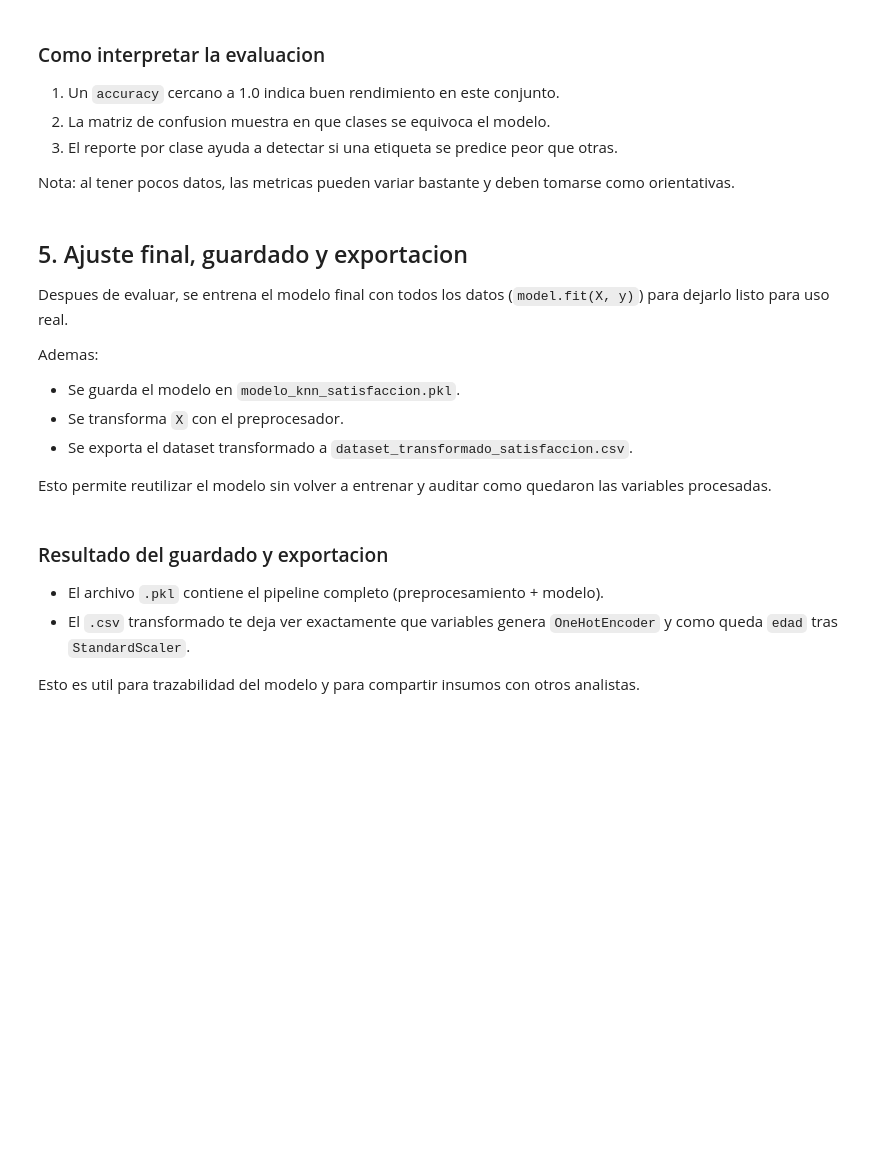
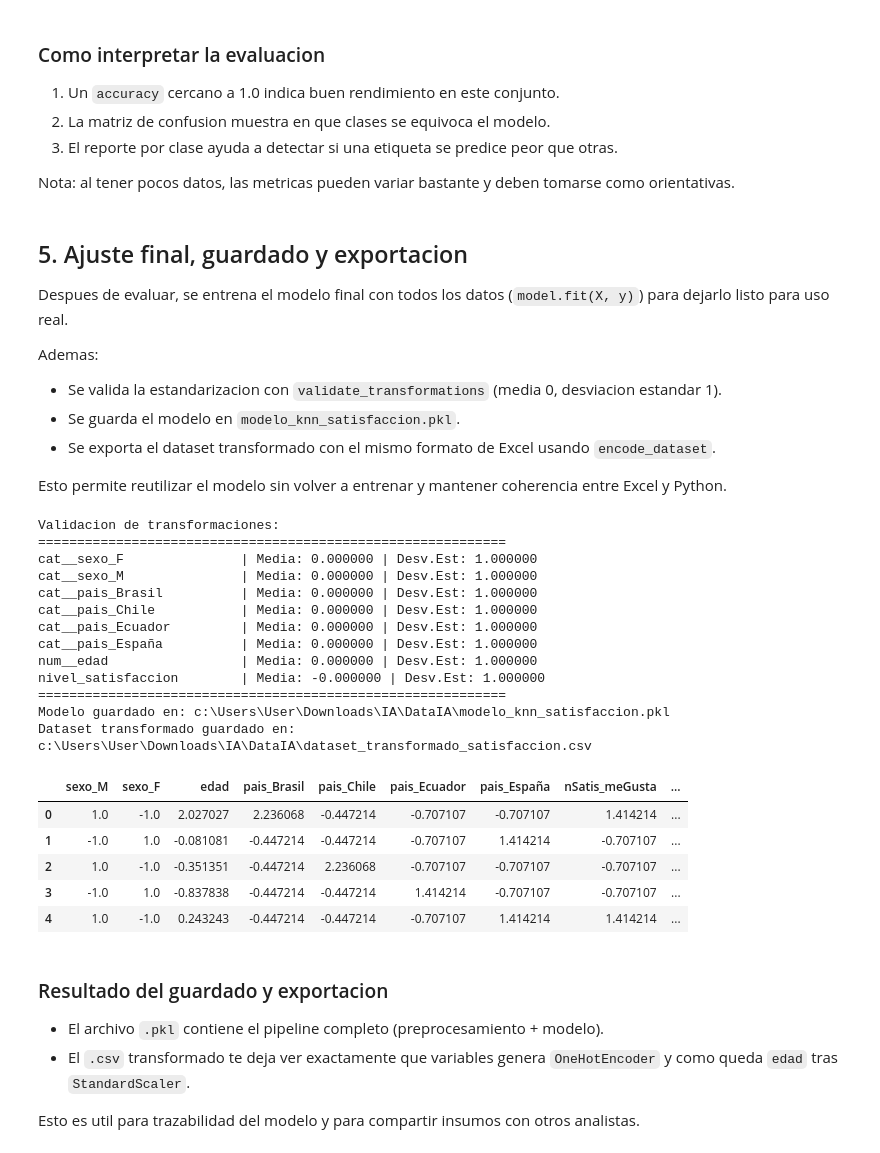
Before and after one commit to Pangust-code/Practica-EDA, a Jupyter notebook: DataIA/TransformacionesyClasificacionKNN_excel.ipynb, the cells around one changed output. Cells and saved outputs as stored; diff of their text form; code cells hidden in the pictures; blank space fills up the shorter version.

```diff
--- a/DataIA/TransformacionesyClasificacionKNN_excel.ipynb
+++ b/DataIA/TransformacionesyClasificacionKNN_excel.ipynb
@@ -262,23 +369,41 @@ Nota: al tener pocos datos, las metricas pueden variar bastante y deben tomarse
 Despues de evaluar, se entrena el modelo final con todos los datos (`model.fit(X, y)`) para dejarlo listo para uso real.
 
 Ademas:
+- Se valida la estandarizacion con `validate_transformations` (media 0, desviacion estandar 1).
 - Se guarda el modelo en `modelo_knn_satisfaccion.pkl`.
-- Se transforma `X` con el preprocesador.
-- Se exporta el dataset transformado a `dataset_transformado_satisfaccion.csv`.
+- Se exporta el dataset transformado con el mismo formato de Excel usando `encode_dataset`.
 
-Esto permite reutilizar el modelo sin volver a entrenar y auditar como quedaron las variables procesadas.
+Esto permite reutilizar el modelo sin volver a entrenar y mantener coherencia entre Excel y Python.
 # %%
 model.fit(X, y)
+validate_transformations(model, X, y)
 save_model(model, MODEL_PATH)
-print('Modelo guardado en:', MODEL_PATH)
+print("Modelo guardado en:", MODEL_PATH)
 
-transformed = model.named_steps['preprocessor'].transform(X)
-feature_names = model.named_steps['preprocessor'].get_feature_names_out()
-transformed_df = pd.DataFrame(transformed, columns=feature_names)
-transformed_df['nivel_satisfaccion'] = y.to_numpy()
-transformed_df.to_csv(TRANSFORMED_PATH, index=False, encoding='utf-8-sig')
-print('Dataset transformado guardado en:', TRANSFORMED_PATH)
+transformed_df = encode_dataset(model, X, y)
+transformed_df.to_csv(TRANSFORMED_PATH, index=False, encoding="utf-8-sig")
+print("Dataset transformado guardado en:", TRANSFORMED_PATH)
 display(transformed_df.head())
+# %% [output]
+Validacion de transformaciones:
+============================================================
+cat__sexo_F               | Media: 0.000000 | Desv.Est: 1.000000
+cat__sexo_M               | Media: 0.000000 | Desv.Est: 1.000000
+cat__pais_Brasil          | Media: 0.000000 | Desv.Est: 1.000000
+cat__pais_Chile           | Media: 0.000000 | Desv.Est: 1.000000
+cat__pais_Ecuador         | Media: 0.000000 | Desv.Est: 1.000000
+cat__pais_España          | Media: 0.000000 | Desv.Est: 1.000000
+num__edad                 | Media: 0.000000 | Desv.Est: 1.000000
+nivel_satisfaccion        | Media: -0.000000 | Desv.Est: 1.000000
+============================================================
+Modelo guardado en: c:\Users\User\Downloads\IA\DataIA\modelo_knn_satisfaccion.pkl
+Dataset transformado guardado en: c:\Users\User\Downloads\IA\DataIA\dataset_transformado_satisfaccion.csv
+|  | sexo_M | sexo_F | edad | pais_Brasil | pais_Chile | pais_Ecuador | pais_España | nSatis_meGusta | ... |
+| 0 | 1.0 | -1.0 | 2.027027 | 2.236068 | -0.447214 | -0.707107 | -0.707107 | 1.414214 | ... |
+| 1 | -1.0 | 1.0 | -0.081081 | -0.447214 | -0.447214 | -0.707107 | 1.414214 | -0.707107 | ... |
+| 2 | 1.0 | -1.0 | -0.351351 | -0.447214 | 2.236068 | -0.707107 | -0.707107 | -0.707107 | ... |
+| 3 | -1.0 | 1.0 | -0.837838 | -0.447214 | -0.447214 | 1.414214 | -0.707107 | -0.707107 | ... |
+| 4 | 1.0 | -1.0 | 0.243243 | -0.447214 | -0.447214 | -0.707107 | 1.414214 | 1.414214 | ... |
 # %% [markdown]
 ### Resultado del guardado y exportacion
 
```
Also changed, not shown: parts of 6 cells of this notebook, 12 other files.
